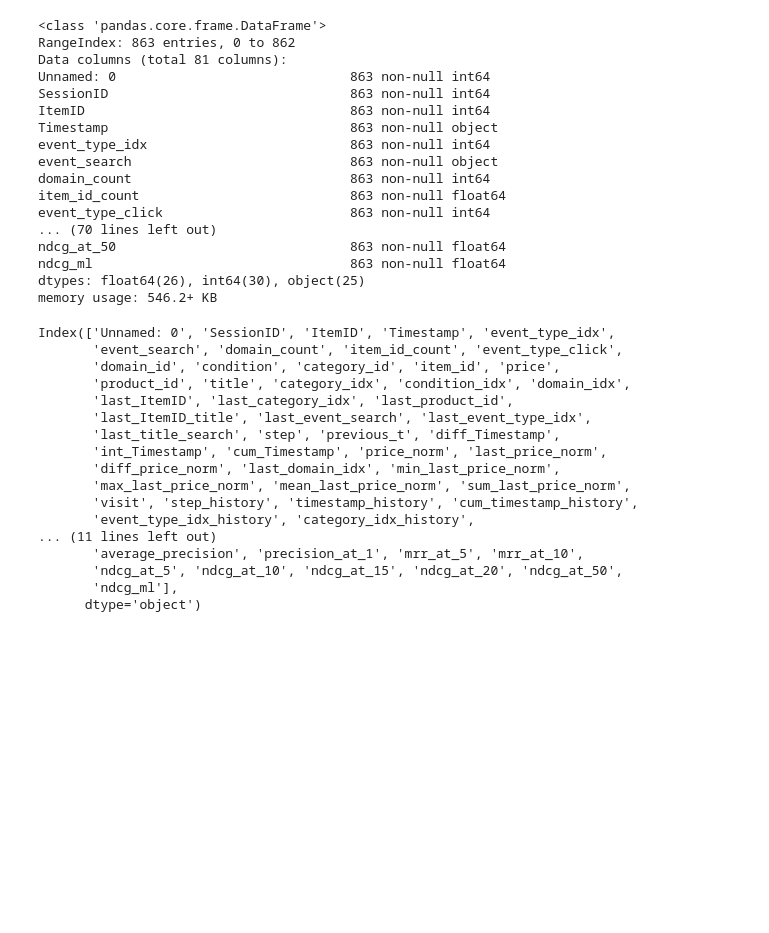
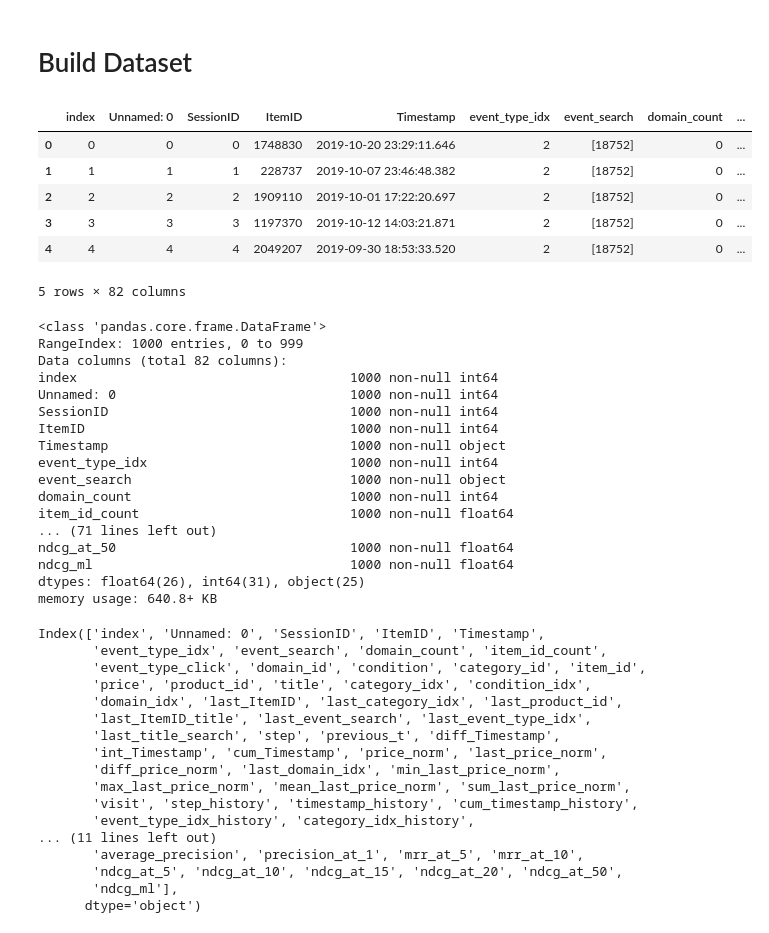
Before and after one commit to marlesson/triplet_session, a Jupyter notebook: mercado_livre/Tree Ensamble.ipynb, the cells around one changed output. Cells and saved outputs as stored; diff of their text form; code cells hidden in the pictures; blank space fills up the shorter version.

```diff
--- a/mercado_livre/Tree Ensamble.ipynb
+++ b/mercado_livre/Tree Ensamble.ipynb
@@ -18,31 +10,53 @@ df.head()
+# %% [markdown]
+# Build Dataset
+# %%
+f_coocorrence  = "/media/workspace/triplet_session/output/evaluation/MLEvaluationTask/results/SupervisedModelTraining____mars_gym_model_b____06e74a0146_61dcdb92f7_sub_True"
+f_most_popular = "/media/workspace/triplet_session/output/evaluation/MLEvaluationTask/results/SupervisedModelTraining____mars_gym_model_b____06e74a0146_d5789bc4c1_sub_True"
+f_model        = "/media/workspace/triplet_session/output/evaluation/MLEvaluationTask/results/SupervisedModelTraining____mars_gym_model_b____06e74a0146_80fe3195ca_sub_True"
+
+files = [f_model, f_coocorrence]
+names = ["model", 'coocorrence']
+
+path = files[0]+'/eval_dataset.csv'
+df   = pd.read_csv(path).reset_index()
+
+df.head()
+# %% [output]
+|  | index | Unnamed: 0 | SessionID | ItemID | Timestamp | event_type_idx | event_search | domain_count | ... |
+| 0 | 0 | 0 | 0 | 1748830 | 2019-10-20 23:29:11.646 | 2 | [18752] | 0 | ... |
+| 1 | 1 | 1 | 1 | 228737 | 2019-10-07 23:46:48.382 | 2 | [18752] | 0 | ... |
+| 2 | 2 | 2 | 2 | 1909110 | 2019-10-01 17:22:20.697 | 2 | [18752] | 0 | ... |
+| 3 | 3 | 3 | 3 | 1197370 | 2019-10-12 14:03:21.871 | 2 | [18752] | 0 | ... |
+| 4 | 4 | 4 | 4 | 2049207 | 2019-09-30 18:53:33.520 | 2 | [18752] | 0 | ... |
+5 rows × 82 columns
 # %%
 df.info()
 # %% [output]
 <class 'pandas.core.frame.DataFrame'>
-RangeIndex: 863 entries, 0 to 862
-Data columns (total 81 columns):
-Unnamed: 0                              863 non-null int64
-SessionID                               863 non-null int64
-ItemID                                  863 non-null int64
-Timestamp                               863 non-null object
-event_type_idx                          863 non-null int64
-event_search                            863 non-null object
-domain_count                            863 non-null int64
-item_id_count                           863 non-null float64
-event_type_click                        863 non-null int64
-... (70 lines left out)
-ndcg_at_50                              863 non-null float64
-ndcg_ml                                 863 non-null float64
-dtypes: float64(26), int64(30), object(25)
-memory usage: 546.2+ KB
+RangeIndex: 1000 entries, 0 to 999
+Data columns (total 82 columns):
+index                                   1000 non-null int64
+Unnamed: 0                              1000 non-null int64
+SessionID                               1000 non-null int64
+ItemID                                  1000 non-null int64
+Timestamp                               1000 non-null object
+event_type_idx                          1000 non-null int64
+event_search                            1000 non-null object
+domain_count                            1000 non-null int64
+item_id_count                           1000 non-null float64
+... (71 lines left out)
+ndcg_at_50                              1000 non-null float64
+ndcg_ml                                 1000 non-null float64
+dtypes: float64(26), int64(31), object(25)
+memory usage: 640.8+ KB
 # %%
 df.columns
 # %% [output]
-Index(['Unnamed: 0', 'SessionID', 'ItemID', 'Timestamp', 'event_type_idx',
-       'event_search', 'domain_count', 'item_id_count', 'event_type_click',
-       'domain_id', 'condition', 'category_id', 'item_id', 'price',
-       'product_id', 'title', 'category_idx', 'condition_idx', 'domain_idx',
-       'last_ItemID', 'last_category_idx', 'last_product_id',
+Index(['index', 'Unnamed: 0', 'SessionID', 'ItemID', 'Timestamp',
+       'event_type_idx', 'event_search', 'domain_count', 'item_id_count',
+       'event_type_click', 'domain_id', 'condition', 'category_id', 'item_id',
+       'price', 'product_id', 'title', 'category_idx', 'condition_idx',
+       'domain_idx', 'last_ItemID', 'last_category_idx', 'last_product_id',
        'last_ItemID_title', 'last_event_search', 'last_event_type_idx',
        'last_title_search', 'step', 'previous_t', 'diff_Timestamp',
        'int_Timestamp', 'cum_Timestamp', 'price_norm', 'last_price_norm',
```
Also changed, not shown: parts of 26 cells of this notebook, 3 other files.
